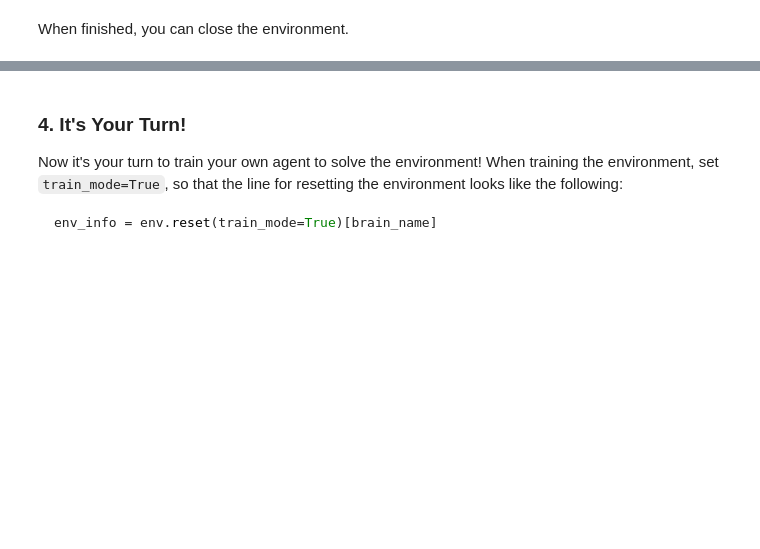
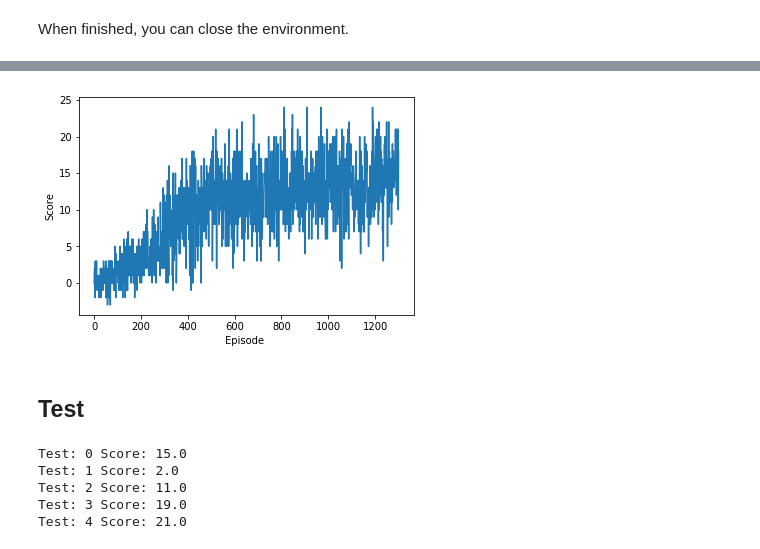
Before and after one commit to adreena/RL_Navigation, a Jupyter notebook: Navigation.ipynb, the cells around one changed output, grey strips where cells are left out. Cells and saved outputs as stored; diff of their text form; code cells hidden in the pictures; blank space fills up the shorter version.

````diff
--- a/Navigation.ipynb
+++ b/Navigation.ipynb
@@ -99,18 +92,18 @@ Once this cell is executed, you will watch the agent's performance, if it select
 
 Of course, as part of the project, you'll have to change the code so that the agent is able to use its experience to gradually choose better actions when interacting with the environment!
 # %%
-env_info = env.reset(train_mode=False)[brain_name] # reset the environment
-state = env_info.vector_observations[0]            # get the current state
-score = 0                                          # initialize the score
-while True:
-    action = np.random.randint(action_size)        # select an action
-    env_info = env.step(action)[brain_name]        # send the action to the environment
-    next_state = env_info.vector_observations[0]   # get the next state
-    reward = env_info.rewards[0]                   # get the reward
-    done = env_info.local_done[0]                  # see if episode has finished
-    score += reward                                # update the score
-    state = next_state                             # roll over the state to next time step
-    if done:                                       # exit loop if episode finished
-        break
+# env_info = env.reset(train_mode=False)[brain_name] # reset the environment
+# state = env_info.vector_observations[0]            # get the current state
+# score = 0                                          # initialize the score
+# while True:
+#     action = np.random.randint(action_size)        # select an action
+#     env_info = env.step(action)[brain_name]        # send the action to the environment
+#     next_state = env_info.vector_observations[0]   # get the next state
+#     reward = env_info.rewards[0]                   # get the reward
+#     done = env_info.local_done[0]                  # see if episode has finished
+#     score += reward                                # update the score
+#     state = next_state                             # roll over the state to next time step
+#     if done:                                       # exit loop if episode finished
+#         break
 
-print("Score: {}".format(score))
+# print("Score: {}".format(score))
@@ -121,9 +188,43 @@ When finished, you can close the environment.
+# %%
+fig = plt.figure()
+ax = fig.add_subplot(111)
+plt.plot(np.arange(len(scores)),scores)
+plt.xlabel('Episode ')
+plt.ylabel('Score')
+plt.show()
+# %% [output]
+[figure, added]
+# %% [markdown]
+## Test
+# %%
+
+for i in range(5):
+    env_info = env.reset(train_mode=False)[brain_name] # reset the environment
+    action_size = brain.vector_action_space_size
+    state_size = len(env_info.vector_observations[0])
+
+    agent = Agent(state_size, action_size, seed = seed, training = False)
+    agent.QN_local.load_state_dict(torch.load('checkpoint.pth'))
+
+    state = env_info.vector_observations[0]            # get the current state
+    score = 0                                          # initialize the score
+    while True:
+        action = agent.act(state, eps=.0)                      # select an action
+        env_info = env.step(action)[brain_name]        # send the action to the environment
+        next_state = env_info.vector_observations[0]   # get the next state
+        reward = env_info.rewards[0]                   # get the reward
+        done = env_info.local_done[0]                  # see if episode has finished
+        score += reward                                # update the score
+        state = next_state                             # roll over the state to next time step
+        if done:                                       # exit loop if episode finished
+            break
+
+    print("Test: {} Score: {}".format(i, score))
+# %% [output]
+Test: 0 Score: 15.0
+Test: 1 Score: 2.0
+Test: 2 Score: 11.0
+Test: 3 Score: 19.0
+Test: 4 Score: 21.0
 # %%
 env.close()
-# %% [markdown]
-### 4. It's Your Turn!
-
-Now it's your turn to train your own agent to solve the environment!  When training the environment, set `train_mode=True`, so that the line for resetting the environment looks like the following:
-```python
-env_info = env.reset(train_mode=True)[brain_name]
-```
````
Also changed, not shown: parts of 10 cells of this notebook, 6 other files.
